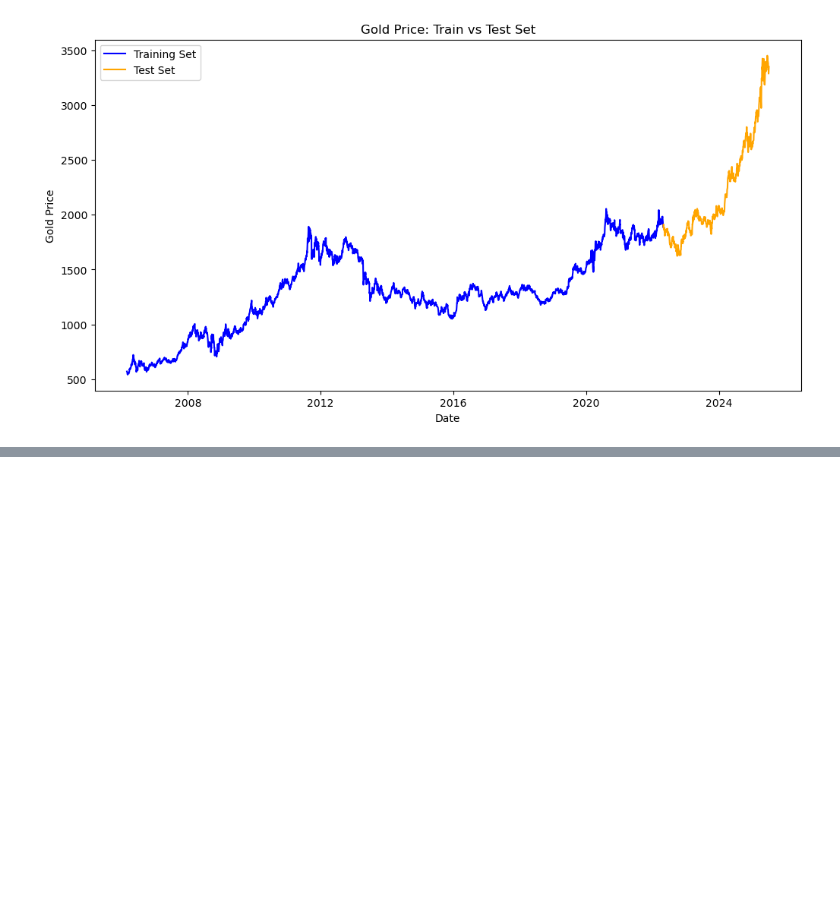
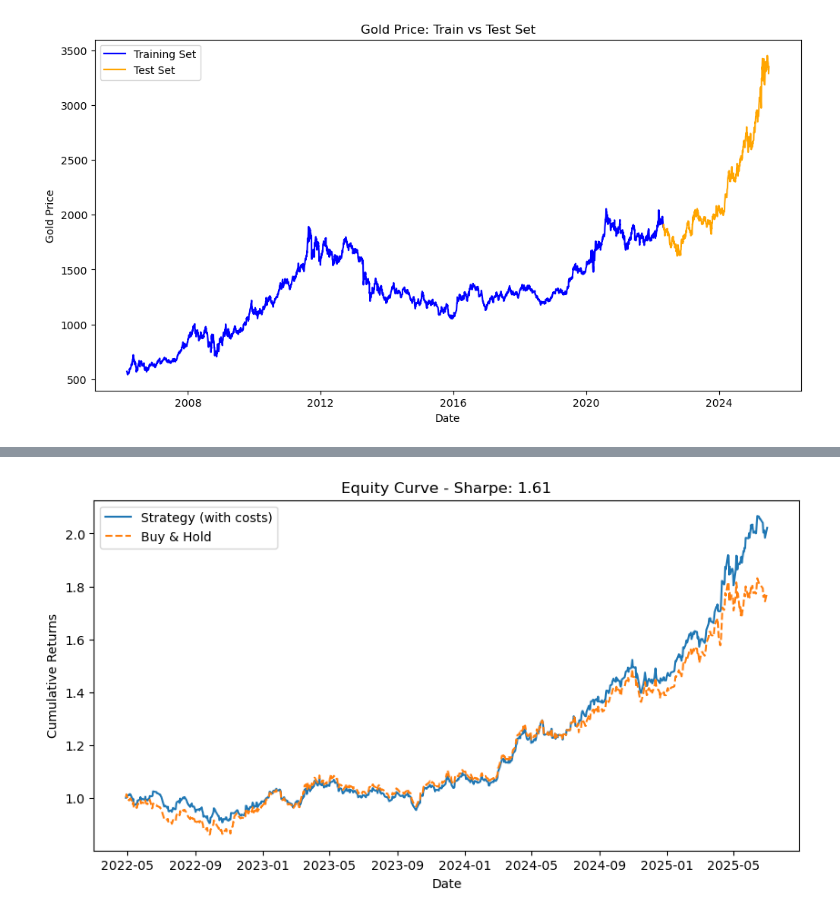
Before and after one commit to MartynChong/applied_project, a Jupyter notebook: project.ipynb, the cells around one changed output, grey strips where cells are left out. Drawn from its saved outputs; the diff is of its cells as text; code cells hidden in the pictures; blank space fills up the shorter version.

Commit message:
Added most evaluation and began backtesting

```diff
--- a/project.ipynb
+++ b/project.ipynb
@@ -428,0 +570,89 @@ KeyError: 'gbdt'
+# %%
+from math import sqrt
+
+def backtest_model(model,
+                   X_train, y_train,
+                   X_test, y_test,
+                   price_series,
+                   threshold=0.5,
+                   position_size=1.0,
+                   transaction_cost=0.001):
+    """
+    Backtests a classification-based trading strategy with transaction costs and position sizing.
+
+    model: trained sklearn pipeline/model
+    X_train, y_train: training data
+    X_test, y_test: test data
+    price_series: price column aligned with X_test index
+    threshold: classification probability threshold (default 0.5)
+    position_size: fraction of capital allocated to each trade (0 < size <= 1)
+    transaction_cost: proportional cost per trade (e.g., 0.001 = 0.1%)
+    """
+
+    # Train the model
+    model.fit(X_train, y_train)
+
+    # Get predicted probabilities
+    y_proba = model.predict_proba(X_test)[:, 1]
+
+    # Apply threshold
+    y_pred = (y_proba >= threshold).astype(int)
+
+    # Shift to avoid lookahead bias
+    signals = pd.Series(y_pred, index=X_test.index).shift(1).fillna(0)
+
+    # Daily returns for the asset
+    returns = price_series.pct_change().loc[X_test.index].fillna(0)
+
+    # Strategy returns before costs
+    raw_strategy_returns = signals * returns * position_size
+
+    # Apply transaction costs (when signal changes position)
+    trades = signals.diff().abs().fillna(0)
+    cost_adjustment = trades * transaction_cost
+    strategy_returns = raw_strategy_returns - cost_adjustment
+
+    # Cumulative returns
+    cumulative_strategy = (1 + strategy_returns).cumprod()
+    cumulative_asset = (1 + returns).cumprod()
+
+    # Sharpe Ratio
+    mean_ret = strategy_returns.mean()
+    std_ret = strategy_returns.std()
+    sharpe_ratio = (mean_ret / std_ret) * sqrt(252) if std_ret != 0 else 0
+
+    # Metrics
+    prec = precision_score(y_test, y_pred)
+    rec = recall_score(y_test, y_pred)
+    f1 = f1_score(y_test, y_pred)
+
+    # Plot equity curves
+    plt.figure(figsize=(10,5))
+    plt.plot(cumulative_strategy, label='Strategy (with costs)')
+    plt.plot(cumulative_asset, label='Buy & Hold', linestyle='--')
+    plt.title(f'Equity Curve - Sharpe: {sharpe_ratio:.2f}')
+    plt.xlabel('Date')
+    plt.ylabel('Cumulative Returns')
+    plt.legend()
+    plt.show()
+
+    return {
+        'Precision': prec,
+        'Recall': rec,
+        'F1': f1,
+        'Sharpe': sharpe_ratio,
+        'Cumulative Return': cumulative_strategy.iloc[-1] - 1
+    }
+
+results = backtest_model(final_model,
+                         X_train_full, y_train_full,
+                         X_test_final, y_test_final,
+                         df['price'],
+                         threshold=optimal_threshold,
+                         transaction_cost=0.001) # 0.1% cost per trade
+
+print("Backtest Results (with costs & position sizing):")
+for k, v in results.items():
+    print(f"{k}: {v:.4f}")
+# %% [output]
+[figure, added]
```
Also changed, not shown: parts of 19 cells of this notebook.
